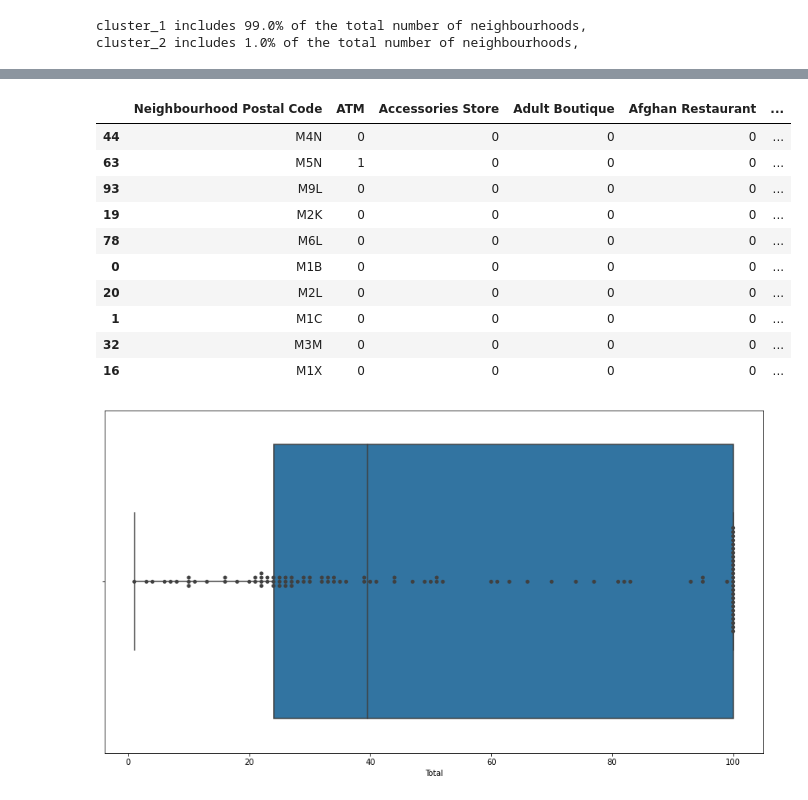
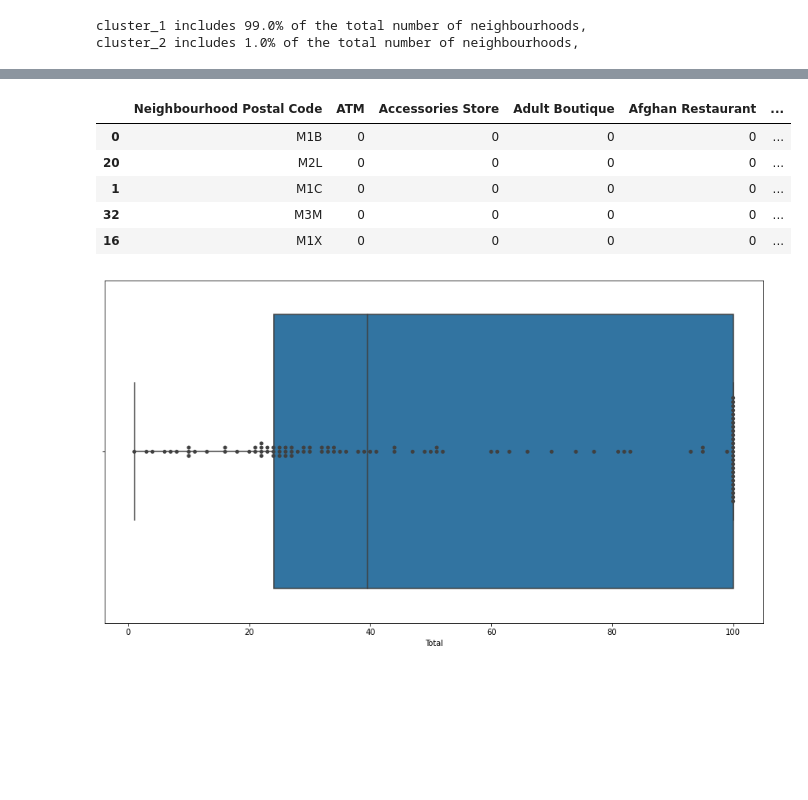
Before and after one commit to alekskarrrl/Educational_Projects, a Jupyter notebook: Capstone_coursera.ipynb, the cells around one changed output, grey strips where cells are left out. Cells and saved outputs as stored; diff of their text form; code cells hidden in the pictures; blank space fills up the shorter version.

```diff
--- a/Capstone_coursera.ipynb
+++ b/Capstone_coursera.ipynb
@@ -1032,12 +1004,7 @@ toronto_grouped_sum.head(10)
 # %%
-toronto_grouped_sum.sort_values('Total', ascending=False).tail(10)
+toronto_grouped_sum.sort_values('Total', ascending=False).tail()
 # %% [output]
 |  | Neighbourhood Postal Code | ATM | Accessories Store | Adult Boutique | Afghan Restaurant | ... |
-| 44 | M4N | 0 | 0 | 0 | 0 | ... |
-| 63 | M5N | 1 | 0 | 0 | 0 | ... |
-| 93 | M9L | 0 | 0 | 0 | 0 | ... |
-| 19 | M2K | 0 | 0 | 0 | 0 | ... |
-| 78 | M6L | 0 | 0 | 0 | 0 | ... |
 | 0 | M1B | 0 | 0 | 0 | 0 | ... |
 | 20 | M2L | 0 | 0 | 0 | 0 | ... |
 | 1 | M1C | 0 | 0 | 0 | 0 | ... |
```
Also changed, not shown: parts of 34 cells of this notebook.
